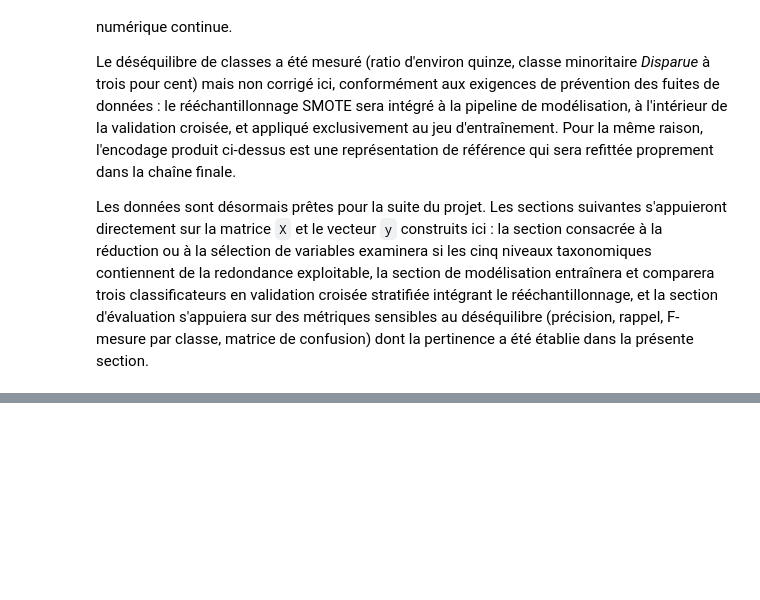
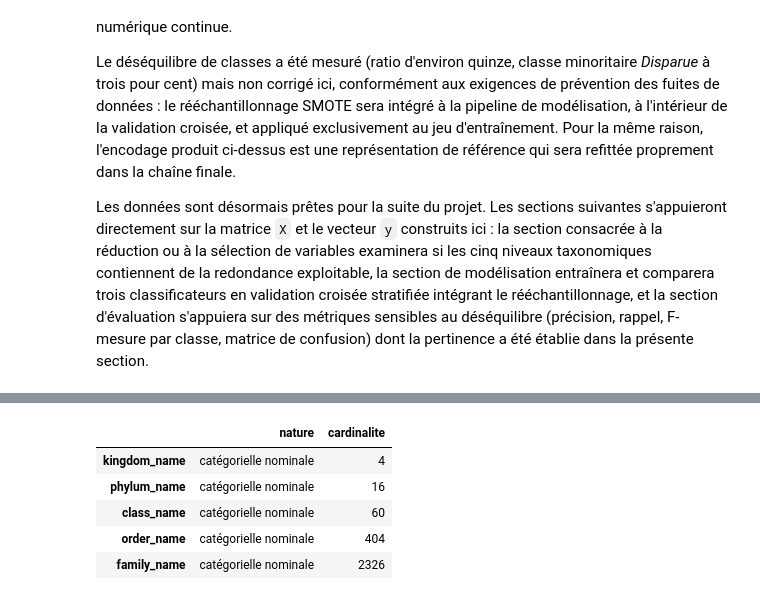
Before and after one commit to loulou-bvc/projet-forage-8INF436, a Jupyter notebook: notebooks/projetFinal.ipynb, the cells around one changed output, grey strips where cells are left out. Drawn from its saved outputs; the diff is of its cells as text; code cells hidden in the pictures; blank space fills up the shorter version.

```diff
--- a/notebooks/projetFinal.ipynb
+++ b/notebooks/projetFinal.ipynb
@@ -391,0 +402,15 @@ Les données sont désormais prêtes pour la suite du projet. Les sections suiva
+# %%
+# Caractérisation numérique des variables explicatives conservées
+resume_features = pd.DataFrame({
+    'nature': ['catégorielle nominale'] * len(features_cat),
+    'cardinalite': [X[c].nunique() for c in features_cat],
+}, index=features_cat)
+
+resume_features
+# %% [output]
+|  | nature | cardinalite |
+| kingdom_name | catégorielle nominale | 4 |
+| phylum_name | catégorielle nominale | 16 |
+| class_name | catégorielle nominale | 60 |
+| order_name | catégorielle nominale | 404 |
+| family_name | catégorielle nominale | 2326 |
```
Also changed, not shown: parts of 7 cells of this notebook, 1 other file.
